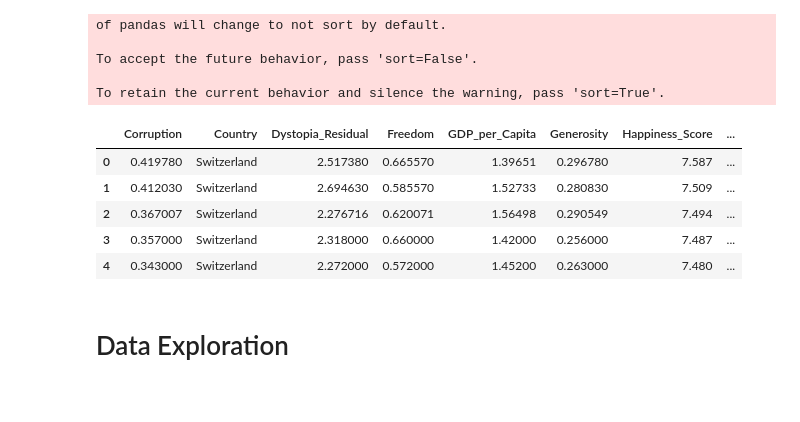
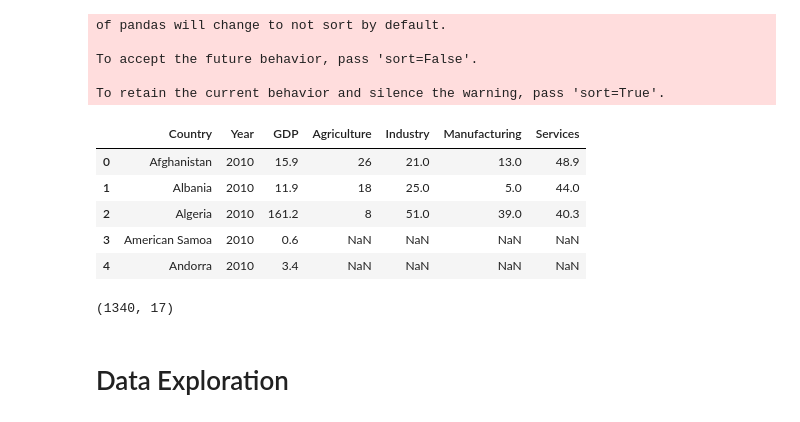
Before and after one commit to apatel31/si330_final_project, a Jupyter notebook: final_project_code.ipynb, the cells around one changed output. Saved outputs shown, nothing was run; the diff lists cells and outputs as text; code cells hidden in the pictures.

```diff
--- a/final_project_code.ipynb
+++ b/final_project_code.ipynb
@@ -50,3 +47,14 @@ of pandas will change to not sort by default.
 To accept the future behavior, pass 'sort=False'.
 
 To retain the current behavior and silence the warning, pass 'sort=True'.
+# %%
+gdp_contribution = pd.read_csv('data/GDP_Contribution.csv')
+# %%
+gdp_contribution.head()
+# %% [output]
+|  | Country | Year | GDP | Agriculture | Industry | Manufacturing | Services |
+| 0 | Afghanistan | 2010 | 15.9 | 26 | 21.0 | 13.0 | 48.9 |
+| 1 | Albania | 2010 | 11.9 | 18 | 25.0 | 5.0 | 44.0 |
+| 2 | Algeria | 2010 | 161.2 | 8 | 51.0 | 39.0 | 40.3 |
+| 3 | American Samoa | 2010 | 0.6 | NaN | NaN | NaN | NaN |
+| 4 | Andorra | 2010 | 3.4 | NaN | NaN | NaN | NaN |
@@ -53,12 +63,9 @@ To retain the current behavior and silence the warning, pass 'sort=True'.
 # %%
-world_hap.head()
+world_hap.head()s
-# %% [output]
-|  | Corruption | Country | Dystopia_Residual | Freedom | GDP_per_Capita | Generosity | Happiness_Score | ... |
-| 0 | 0.419780 | Switzerland | 2.517380 | 0.665570 | 1.39651 | 0.296780 | 7.587 | ... |
-| 1 | 0.412030 | Switzerland | 2.694630 | 0.585570 | 1.52733 | 0.280830 | 7.509 | ... |
-| 2 | 0.367007 | Switzerland | 2.276716 | 0.620071 | 1.56498 | 0.290549 | 7.494 | ... |
-| 3 | 0.357000 | Switzerland | 2.318000 | 0.660000 | 1.42000 | 0.256000 | 7.487 | ... |
-| 4 | 0.343000 | Switzerland | 2.272000 | 0.572000 | 1.45200 | 0.263000 | 7.480 | ... |
+# %%
+print(world_hap.shape)
+# %% [output]
+(1340, 17)
 # %% [markdown]
 # Data Exploration
 # %% [markdown]
```
Also changed, not shown: parts of 2 cells of this notebook, 2 other files.
